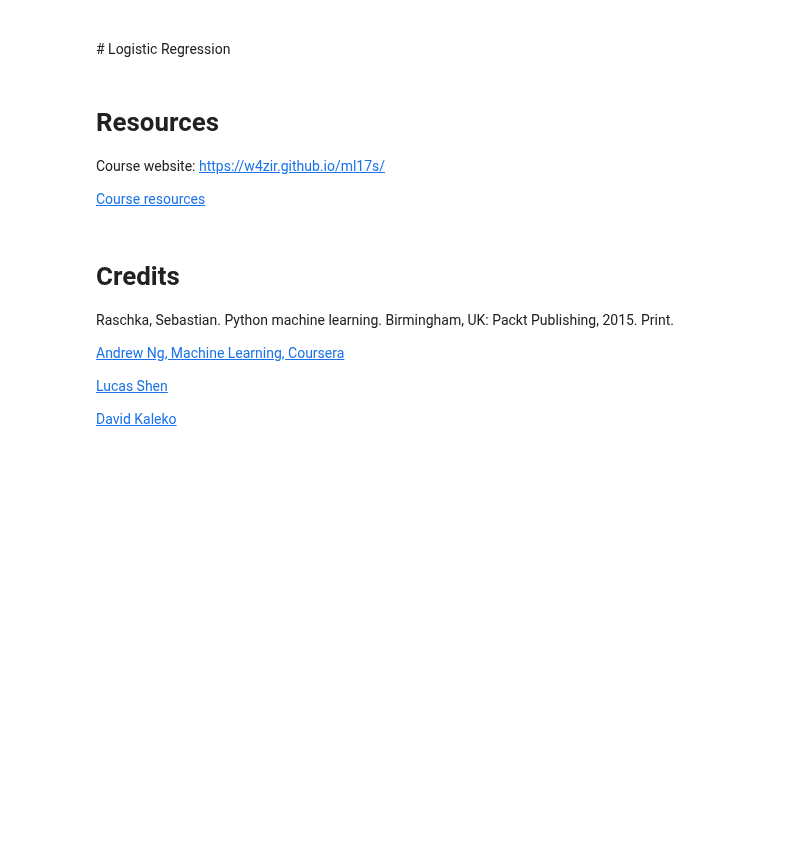
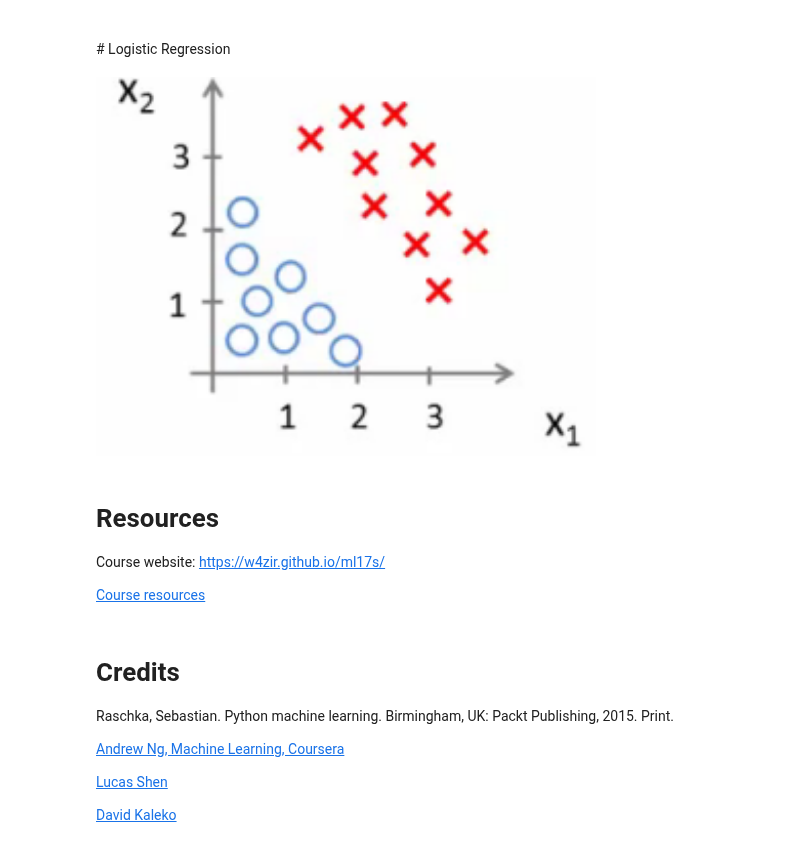
Before and after one commit to Mickael-Galliez/ml17s, a Jupyter notebook: lectures/lec07-logistic-regression.ipynb, the cells around one changed output. Cells and saved outputs as stored; diff of their text form; code cells hidden in the pictures; blank space fills up the shorter version.

```diff
--- a/lectures/lec07-logistic-regression.ipynb
+++ b/lectures/lec07-logistic-regression.ipynb
@@ -23,6 +25,10 @@ Muhammad Mudassir Khan (mudasssir.khan@ucp.edu.pk)
 # %% [markdown]
 <br>
 # Logistic Regression
+# %%
+Image(filename='images/07_01.png', width=500)
+# %% [output]
+[figure, added]
 # %% [markdown]
 # Resources
 
```
Also changed, not shown: parts of 2 cells of this notebook, 3 other files.
